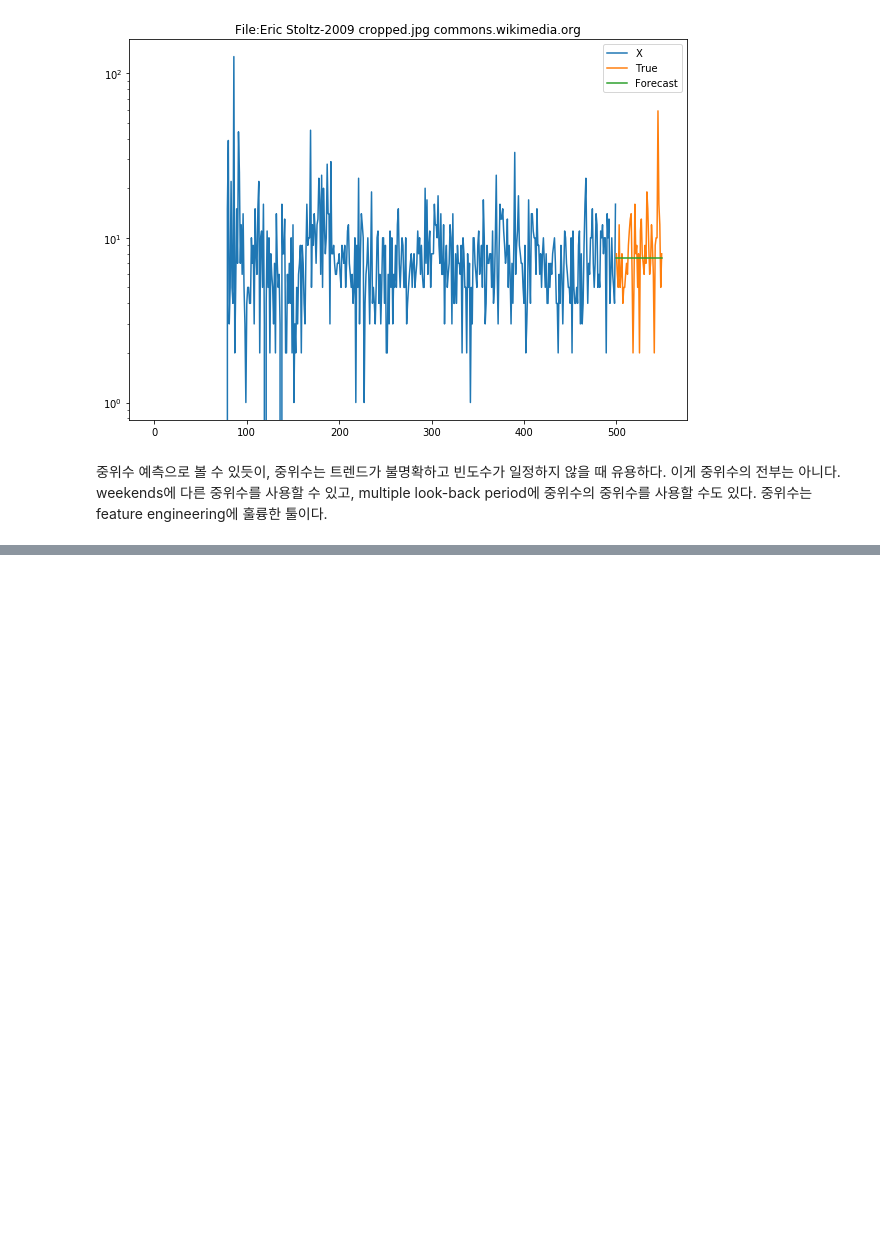
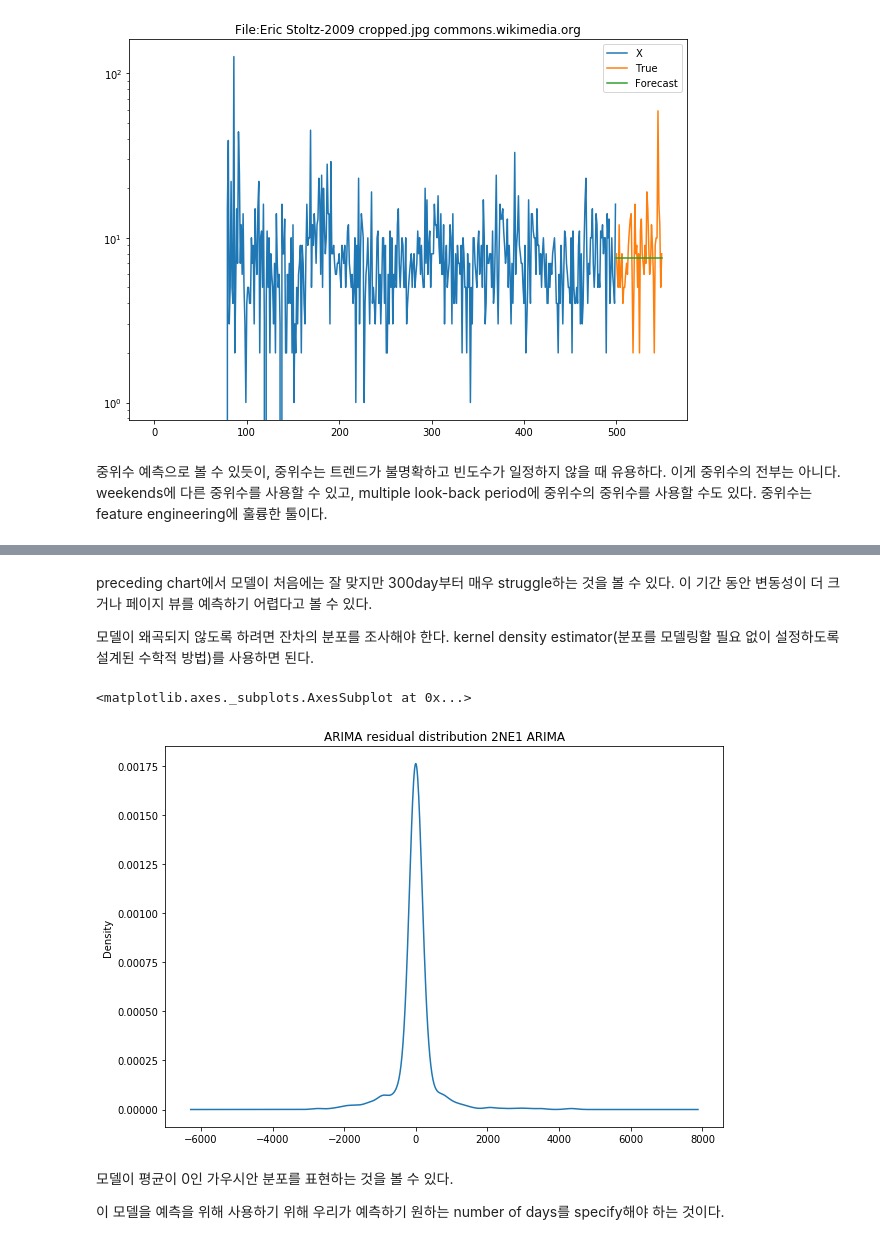
Before and after one commit to werellel/ML-for-Finance, a Jupyter notebook: understanding_time_series.ipynb, the cells around one changed output, grey strips where cells are left out. Cells and saved outputs as stored; diff of their text form; code cells hidden in the pictures; blank space fills up the shorter version.

```diff
--- a/understanding_time_series.ipynb
+++ b/understanding_time_series.ipynb
@@ -436,0 +499,15 @@ gi
+# %% [markdown]
+preceding chart에서 모델이 처음에는 잘 맞지만 300day부터 매우 struggle하는 것을 볼 수 있다. 이 기간 동안 변동성이 더 크거나 페이지 뷰를 예측하기 어렵다고 볼 수 있다.
+
+모델이 왜곡되지 않도록 하려면 잔차의 분포를 조사해야 한다. kernel density estimator(분포를 모델링할 필요 없이 설정하도록 설계된 수학적 방법)를 사용하면 된다.
+# %%
+residuals.plot(kind='kde',
+               figsize=(10,7),
+               title='ARIMA residual distribution 2NE1 ARIMA', legend=False)
+# %% [output]
+<matplotlib.axes._subplots.AxesSubplot at 0x...>
+[figure, added]
+# %% [markdown]
+모델이 평균이 0인 가우시안 분포를 표현하는 것을 볼 수 있다.
+
+이 모델을 예측을 위해 사용하기 위해 우리가 예측하기 원하는 number of days를 specify해야 하는 것이다.
```
Also changed, not shown: parts of 12 cells of this notebook.
